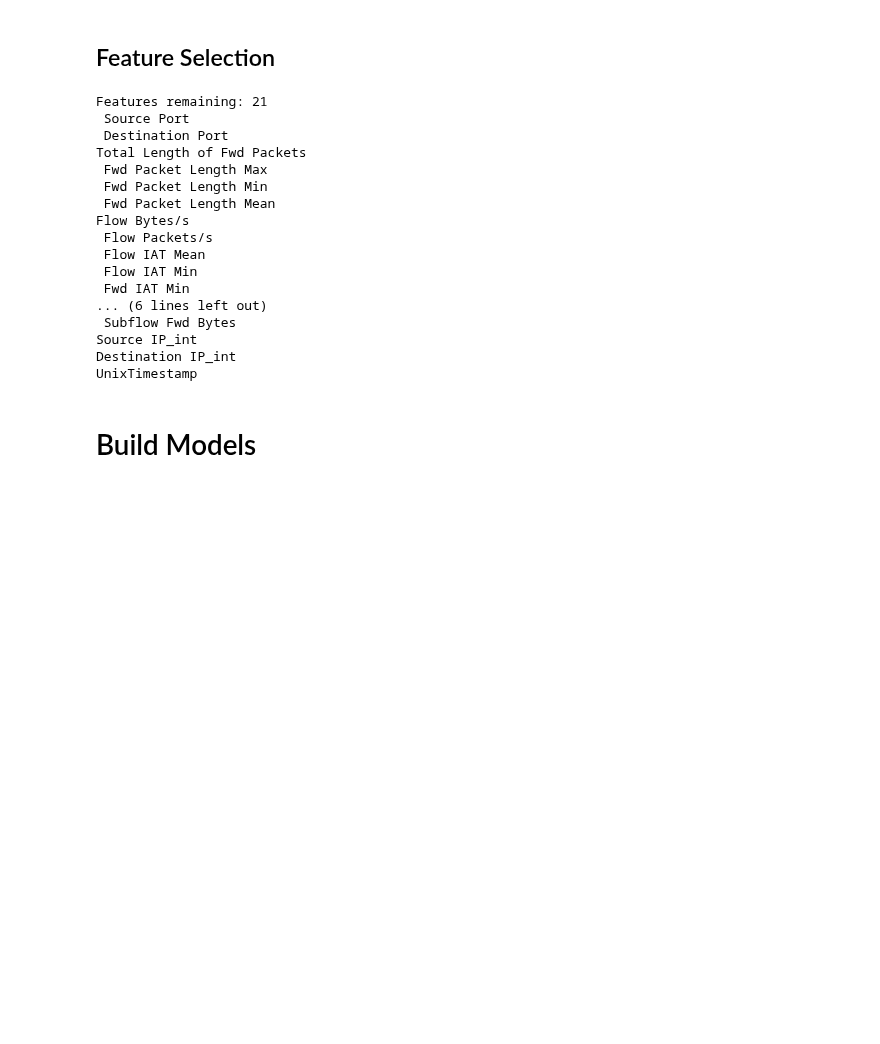
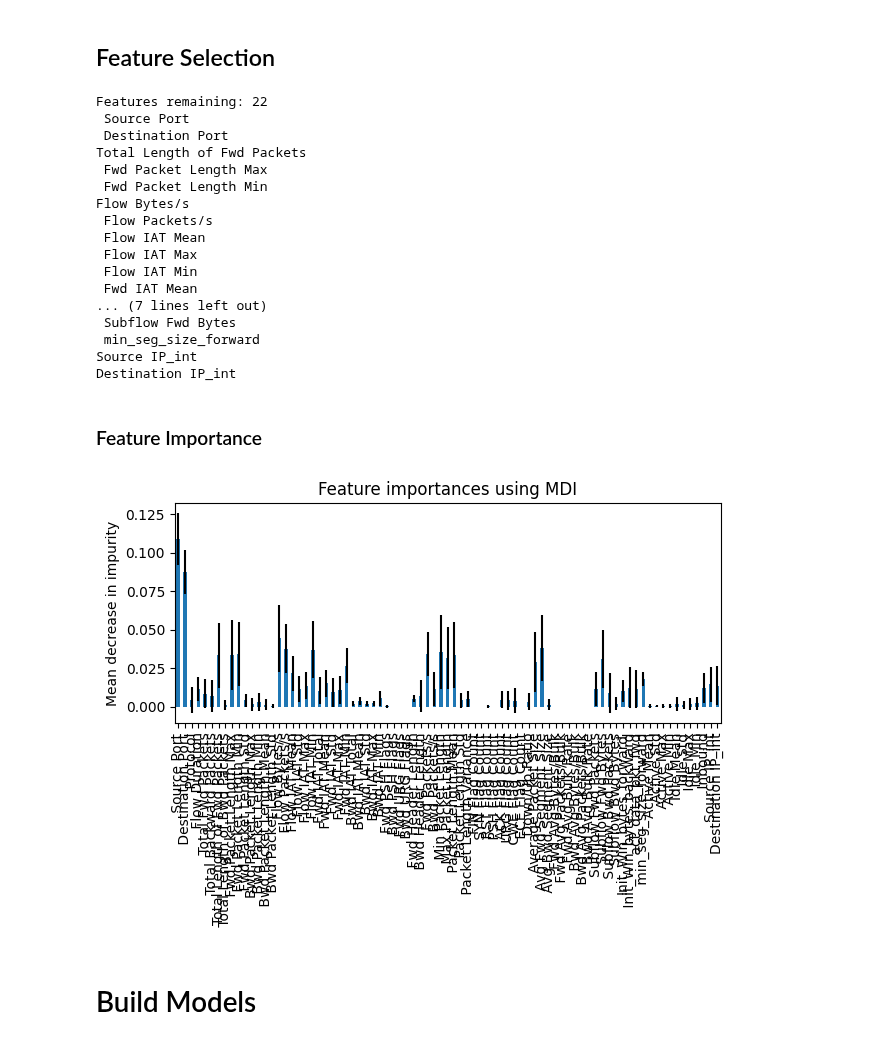
Before and after one commit to Frosk-Kristian/COMP6002-Group10-Models, a Jupyter notebook: COMP6002_Group_Project_ML_Models.ipynb, the cells around one changed output. Saved outputs shown, nothing was run; the diff lists cells and outputs as text; code cells hidden in the pictures; blank space fills up the shorter version.

```diff
--- a/COMP6002_Group_Project_ML_Models.ipynb
+++ b/COMP6002_Group_Project_ML_Models.ipynb
@@ -572,8 +575,4 @@ Did not attempt to load existing data.
 # %%
-# drops irrelevant columns
-subset.drop(columns = ['Unnamed: 0', 'Flow ID', 'SimillarHTTP'],
-            inplace = True)
-
 # replace infinite values with NaN so they are caught by the next 2 steps
 subset.replace([np.inf, -np.inf], np.nan, inplace = True)
 
@@ -598,8 +597,10 @@ subset['Destination IP_int'] = subset.apply(lambda x: int (ipaddress.IPv4Address
 subset['UnixTimestamp'] = subset.apply(lambda x: (pd.to_datetime(x[' Timestamp']).timestamp()), axis=1)
 
 # drops original columns
-subset.drop(columns = [' Source IP', ' Destination IP', ' Timestamp'],
-            inplace = True)
+subset.drop(columns = [' Source IP', ' Destination IP', ' Timestamp'], inplace = True)
+
+# drops irrelevant columns
+subset.drop(columns = ['Unnamed: 0', 'Flow ID', 'SimillarHTTP', ' Fwd Packet Length Mean', ' Fwd Header Length.1', 'UnixTimestamp'], inplace = True)
 # %% [markdown]
 ## Save Processed Data
 # %%
@@ -720,25 +719,40 @@ print(f"Features remaining: {X_new.shape[1]}")
 for col in X_new.columns:
   print(f"{col}")
 
-del base_rf
+#del base_rf
 # %% [output]
-Features remaining: 21
+Features remaining: 22
  Source Port
  Destination Port
 Total Length of Fwd Packets
  Fwd Packet Length Max
  Fwd Packet Length Min
- Fwd Packet Length Mean
 Flow Bytes/s
  Flow Packets/s
  Flow IAT Mean
+ Flow IAT Max
  Flow IAT Min
- Fwd IAT Min
-... (6 lines left out)
+ Fwd IAT Mean
+... (7 lines left out)
  Subflow Fwd Bytes
+ min_seg_size_forward
 Source IP_int
 Destination IP_int
-UnixTimestamp
+# %% [markdown]
+### Feature Importance
+# %%
+from matplotlib import pyplot as plt
+
+std = np.std([tree.feature_importances_ for tree in selector.estimator_.estimators_], axis=0)
+rf_importances = pd.Series(selector.estimator_.feature_importances_, index=X_train_res.columns)
+fig, ax = plt.subplots()
+
+rf_importances.plot.bar(yerr=std, ax=ax)
+ax.set_title("Feature importances using MDI")
+ax.set_ylabel("Mean decrease in impurity")
+fig.tight_layout()
+# %% [output]
+[figure, added]
 # %%
 X_new.to_csv((save_dir + '/x.csv'), index = False)
 y_train_res.to_csv((save_dir + '/y.csv'), index = False)
```
Also changed, not shown: parts of 21 cells of this notebook.
